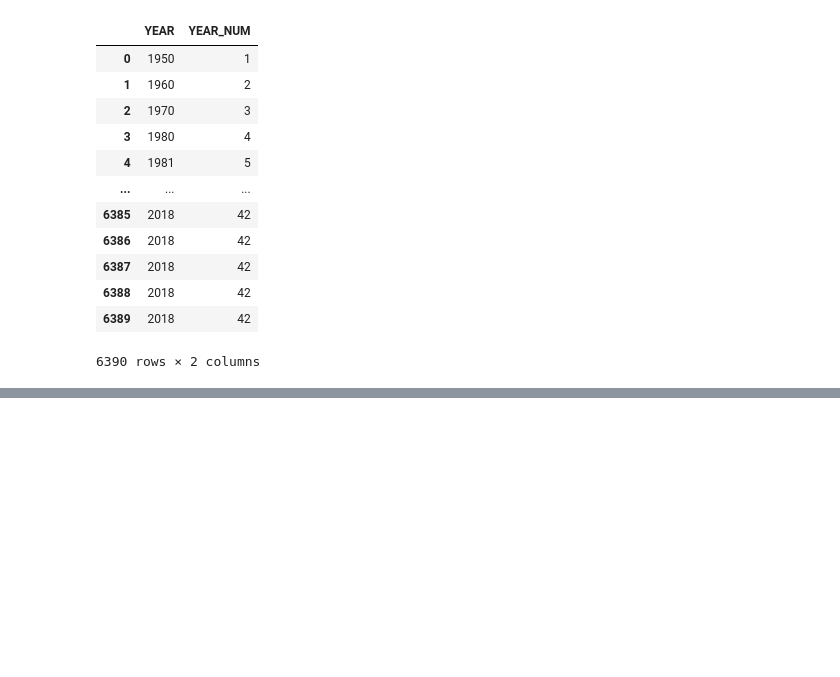
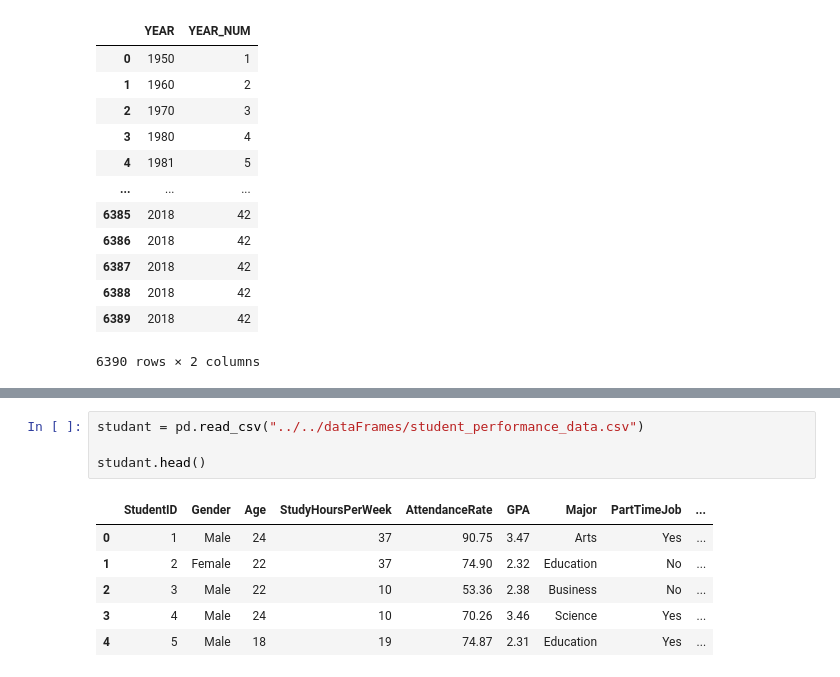
Before and after one commit to HenryJoseHenriques/Professional-Python-Learning, a Jupyter notebook: Pandas/learning/002_How_do_I_select_a_subset_of_a_DataFrame/file.ipynb, the cells around one changed output, grey strips where cells are left out. Saved outputs shown, nothing was run; the diff lists cells and outputs as text; blank space fills up the shorter version.

```diff
--- a/Pandas/learning/002_How_do_I_select_a_subset_of_a_DataFrame/file.ipynb
+++ b/Pandas/learning/002_How_do_I_select_a_subset_of_a_DataFrame/file.ipynb
@@ -57,0 +119,11 @@ year_num
+# %%
+studant = pd.read_csv("../../dataFrames/student_performance_data.csv")
+
+studant.head()
+# %% [output]
+|  | StudentID | Gender | Age | StudyHoursPerWeek | AttendanceRate | GPA | Major | PartTimeJob | ... |
+| 0 | 1 | Male | 24 | 37 | 90.75 | 3.47 | Arts | Yes | ... |
+| 1 | 2 | Female | 22 | 37 | 74.90 | 2.32 | Education | No | ... |
+| 2 | 3 | Male | 22 | 10 | 53.36 | 2.38 | Business | No | ... |
+| 3 | 4 | Male | 24 | 10 | 70.26 | 3.46 | Science | Yes | ... |
+| 4 | 5 | Male | 18 | 19 | 74.87 | 2.31 | Education | Yes | ... |
```
Also changed, not shown: parts of 12 cells of this notebook, 1 other file.
